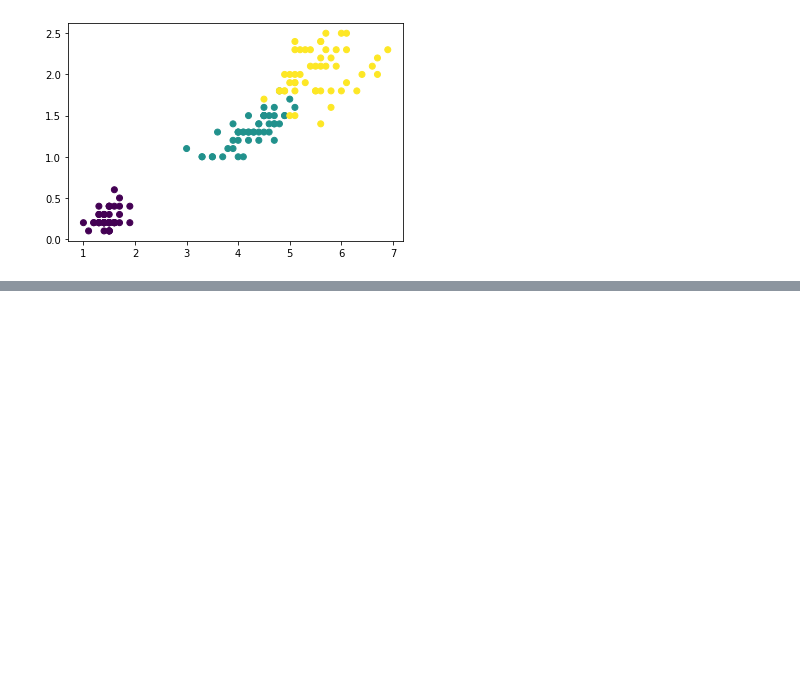
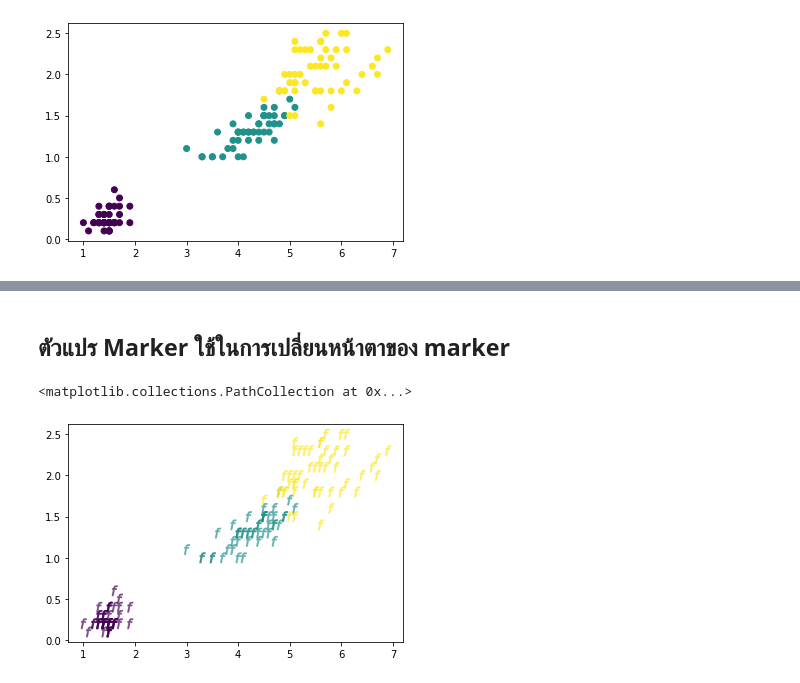
Before and after one commit to dinsor17/data_viz, a Jupyter notebook: Visualize_Data_Distribution_(02).ipynb, the cells around one changed output, grey strips where cells are left out. Cells and saved outputs as stored; diff of their text form; code cells hidden in the pictures; blank space fills up the shorter version.

```diff
--- a/Visualize_Data_Distribution_(02).ipynb
+++ b/Visualize_Data_Distribution_(02).ipynb
@@ -65,0 +78,7 @@ plt.scatter(df['PetalLength'],df['PetalWidth'],c=df2['Name'])
+# %% [markdown]
+## ตัวแปร Marker ใช้ในการเปลี่ยนหน้าตาของ marker
+# %%
+plt.scatter(df['PetalLength'],df['PetalWidth'],s=100,c=df2['Name'],alpha=0.5,marker='$f$')
+# %% [output]
+<matplotlib.collections.PathCollection at 0x...>
+[figure, added]
```
Also changed, not shown: parts of 7 cells of this notebook.
